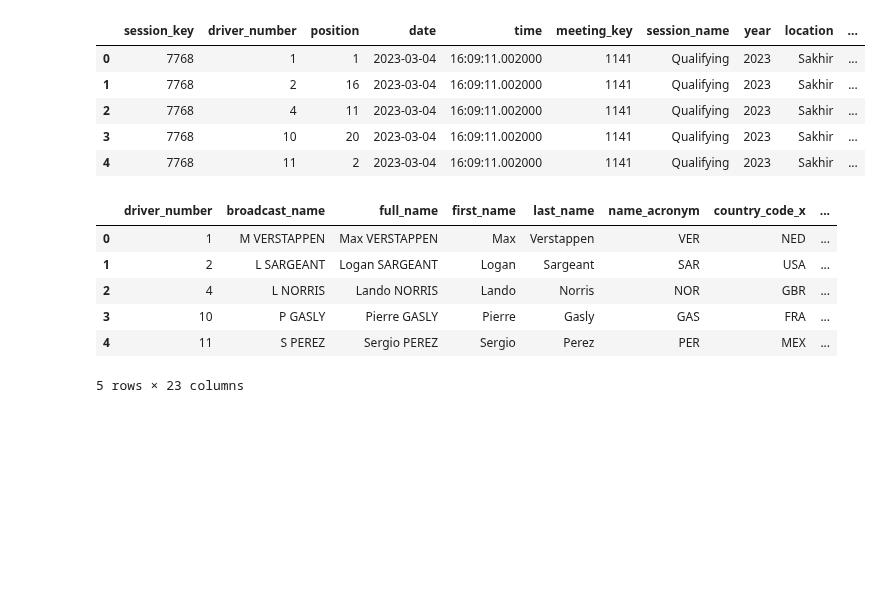
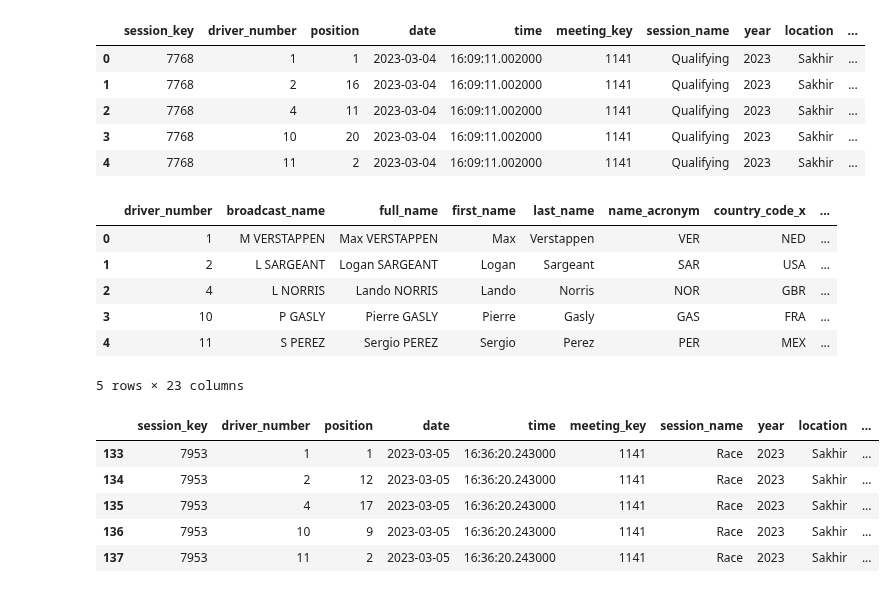
Before and after one commit to szylvvia/f1_races_progress_predict, a Jupyter notebook: openf1_api_dataset.ipynb, the cells around one changed output. Cells and saved outputs as stored; diff of their text form; code cells hidden in the pictures; blank space fills up the shorter version.

```diff
--- a/openf1_api_dataset.ipynb
+++ b/openf1_api_dataset.ipynb
@@ -1034,3 +1035,13 @@ df_final.head()
 | 3 | 10 | P GASLY | Pierre GASLY | Pierre | Gasly | GAS | FRA | ... |
 | 4 | 11 | S PEREZ | Sergio PEREZ | Sergio | Perez | PER | MEX | ... |
 5 rows × 23 columns
+# %%
+df_race_results = results_df[results_df['session_name'] == 'Race']
+df_race_results.head()
+# %% [output]
+|  | session_key | driver_number | position | date | time | meeting_key | session_name | year | location | ... |
+| 133 | 7953 | 1 | 1 | 2023-03-05 | 16:36:20.243000 | 1141 | Race | 2023 | Sakhir | ... |
+| 134 | 7953 | 2 | 12 | 2023-03-05 | 16:36:20.243000 | 1141 | Race | 2023 | Sakhir | ... |
+| 135 | 7953 | 4 | 17 | 2023-03-05 | 16:36:20.243000 | 1141 | Race | 2023 | Sakhir | ... |
+| 136 | 7953 | 10 | 9 | 2023-03-05 | 16:36:20.243000 | 1141 | Race | 2023 | Sakhir | ... |
+| 137 | 7953 | 11 | 2 | 2023-03-05 | 16:36:20.243000 | 1141 | Race | 2023 | Sakhir | ... |
```
Also changed, not shown: parts of 15 cells of this notebook.
